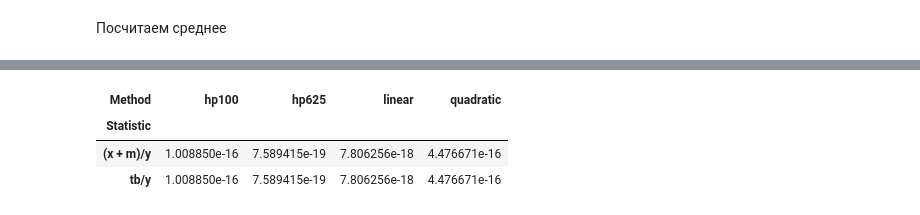
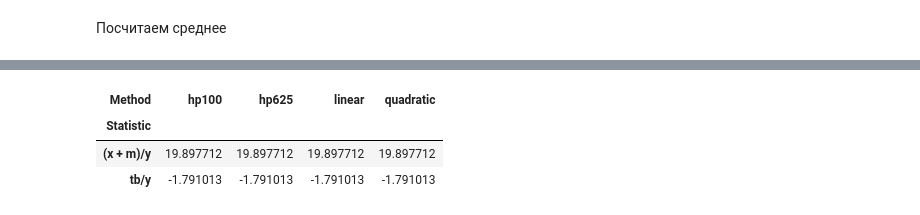
Before and after one commit to tobaffoon/CycleEvaluation, a Jupyter notebook: main.ipynb, the cells around one changed output, grey strips where cells are left out. Cells and saved outputs as stored; diff of their text form; code cells hidden in the pictures.

```diff
--- a/main.ipynb
+++ b/main.ipynb
@@ -436,33 +466,34 @@ Name: trade_balance_share_hp100_cyclical, Length: 64, dtype: float64
 # %%
 def calculate_business_cycle_means(df):
     means_data = []
 
     for method in method_names:
         for statistic_name in means_statistics_names:
-            statistic = df[f'{statistic_name}_{method}_cyclical']
+            statistic = df[f'{statistic_name}_{method}_trend']
 
-            mean = np.mean(statistic)
+
+            mean = np.mean(statistic) * 100
             mean_dict = {
                 'Statistic': short_names[statistic_name],
                 'Method': method,
                 'Mean': mean
             }
             means_data.append(mean_dict)
 
     corr_df = pd.DataFrame(means_data)
     result_df = corr_df.pivot(index='Statistic',
                               columns='Method',
                               values='Mean')
 
     return result_df
 
 use_means = calculate_business_cycle_means(usa_dedf)
 greece_means = calculate_business_cycle_means(greece_dedf)
 car_means = calculate_business_cycle_means(car_dedf)
 
 use_means
 # %% [output]
 | Method | hp100 | hp625 | linear | quadratic |
 | Statistic |  |  |  |  |
-| (x + m)/y | 1.008850e-16 | 7.589415e-19 | 7.806256e-18 | 4.476671e-16 |
-| tb/y | 1.008850e-16 | 7.589415e-19 | 7.806256e-18 | 4.476671e-16 |
+| (x + m)/y | 19.897712 | 19.897712 | 19.897712 | 19.897712 |
+| tb/y | -1.791013 | -1.791013 | -1.791013 | -1.791013 |
```
Also changed, not shown: parts of 5 cells of this notebook.
